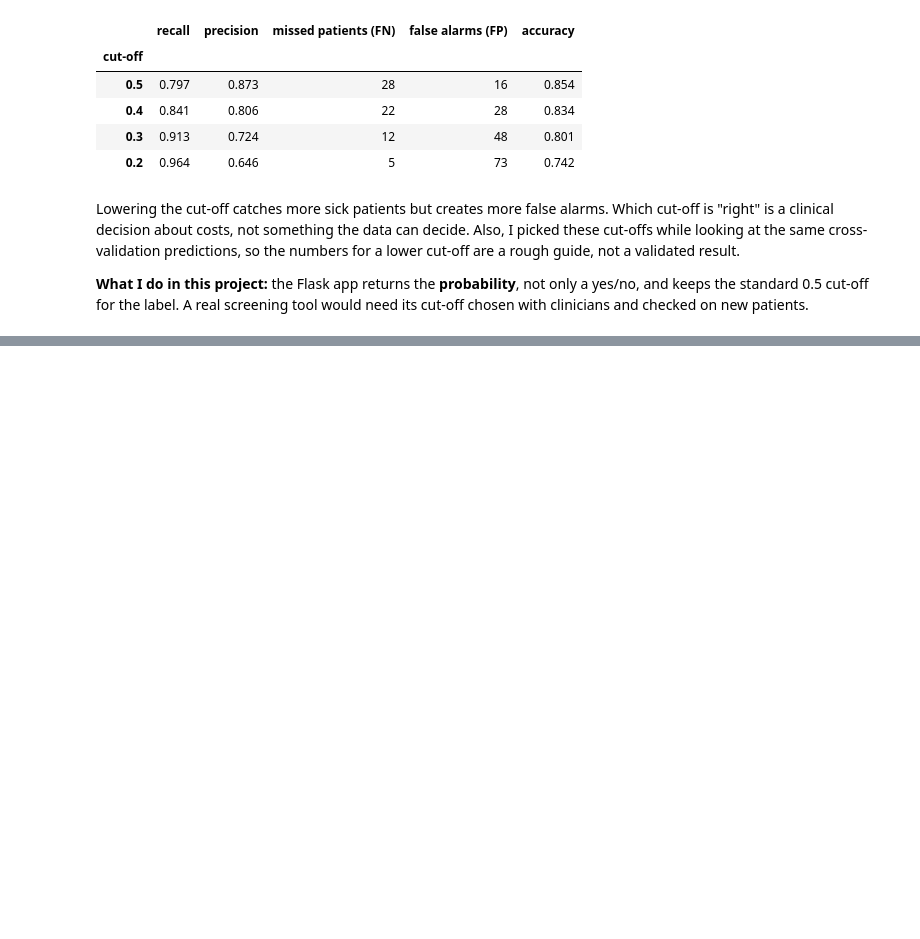
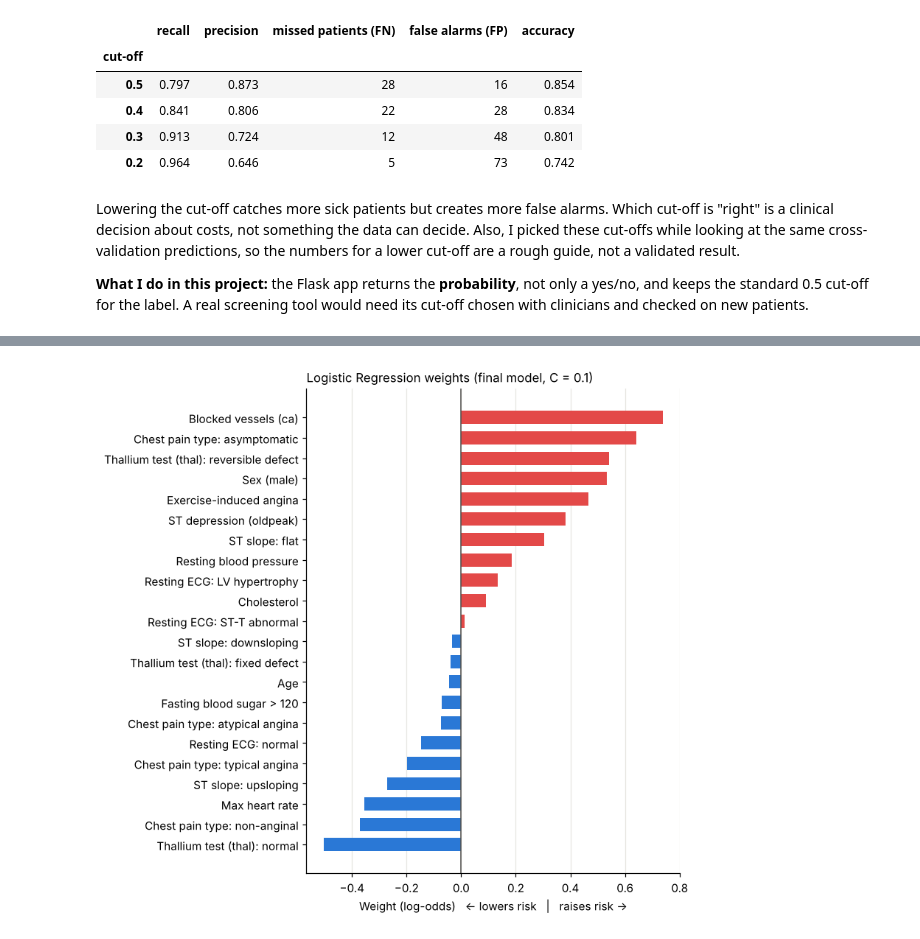
Before and after one commit to mrym1/Heart_Disease_Prediction_Flask, a Jupyter notebook: notebooks/02_results.ipynb, the cells around one changed output, grey strips where cells are left out. Drawn from its saved outputs; the diff is of its cells as text; code cells hidden in the pictures; blank space fills up the shorter version.

```diff
--- a/notebooks/02_results.ipynb
+++ b/notebooks/02_results.ipynb
@@ -185,0 +255,34 @@ Lowering the cut-off catches more sick patients but creates more false alarms. W
+# %%
+import joblib
+
+final = joblib.load("../models/heart_pipeline.joblib")
+names = final.named_steps["prep"].get_feature_names_out()
+weights = pd.Series(final.named_steps["model"].coef_[0], index=names)
+
+# Readable labels for the 22 columns
+cat_labels = {"cp": {0: "asymptomatic", 1: "atypical angina", 2: "non-anginal", 3: "typical angina"},
+              "restecg": {0: "LV hypertrophy", 1: "normal", 2: "ST-T abnormal"},
+              "slope": {0: "downsloping", 1: "flat", 2: "upsloping"},
+              "thal": {1: "fixed defect", 2: "normal", 3: "reversible defect"}}
+def label(col):
+    kind, name = col.split("__")
+    if kind == "cat":
+        feat, val = name.rsplit("_", 1)
+        return f"{plain[feat]}: {cat_labels[feat][int(float(val))]}"
+    return plain[name]
+
+weights.index = [label(c) for c in weights.index]
+weights = weights.sort_values()
+
+fig, ax = plt.subplots(figsize=(7.5, 7))
+colors = ["#e34948" if w > 0 else "#2a78d6" for w in weights]
+ax.barh(weights.index, weights, color=colors, height=0.65)
+ax.axvline(0, color="#52514e", linewidth=1)
+ax.set_xlabel("Weight (log-odds)   ← lowers risk   |   raises risk →")
+ax.set_title("Logistic Regression weights (final model, C = 0.1)", loc="left", fontsize=11)
+ax.grid(axis="y", visible=False)
+fig.tight_layout()
+fig.savefig(FIG_DIR / "logreg_weights.png", dpi=150, bbox_inches="tight")
+plt.show()
+# %% [output]
+[figure, added]
```
Also changed, not shown: parts of 5 cells of this notebook, 4 other files.
